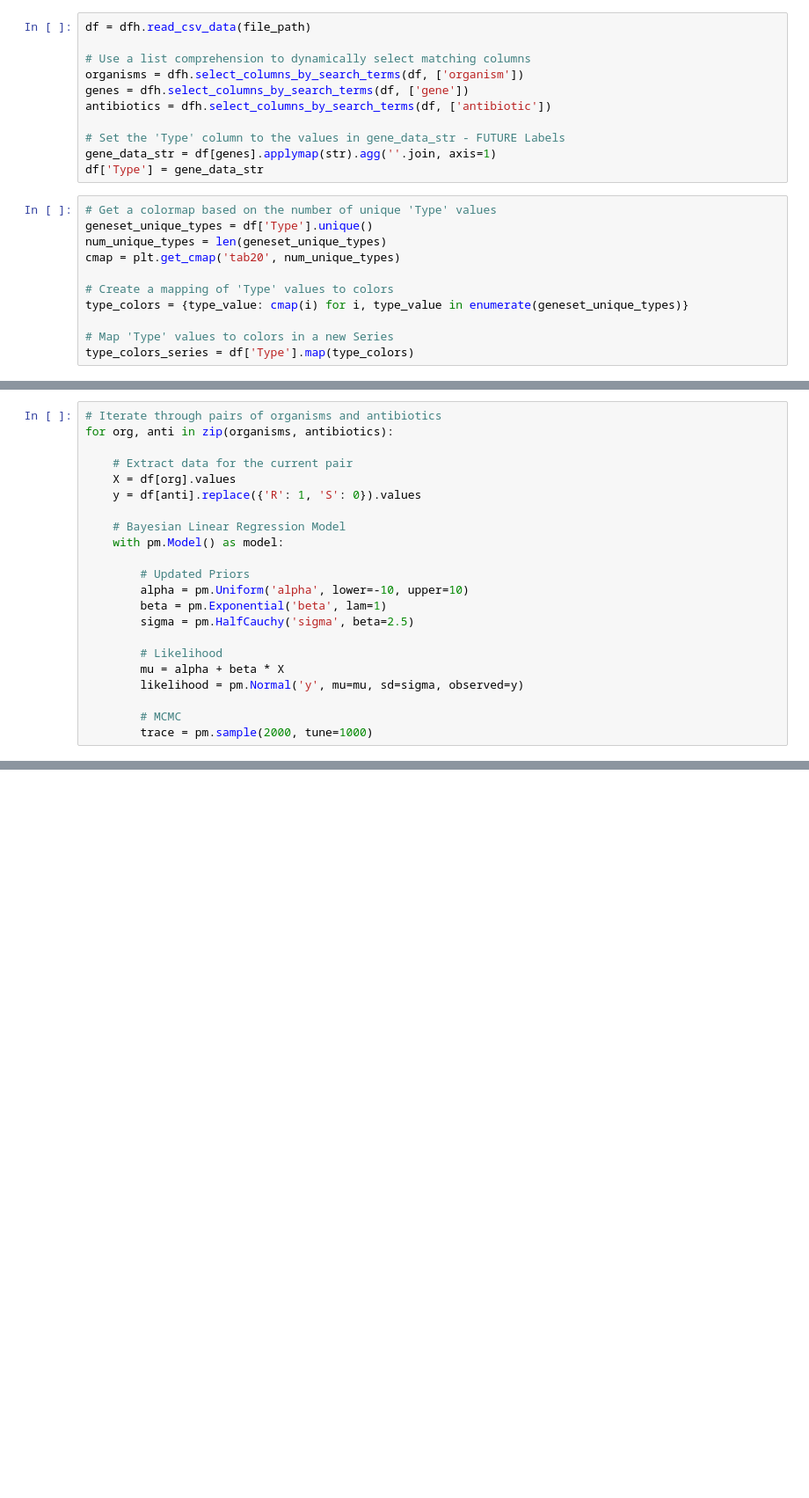
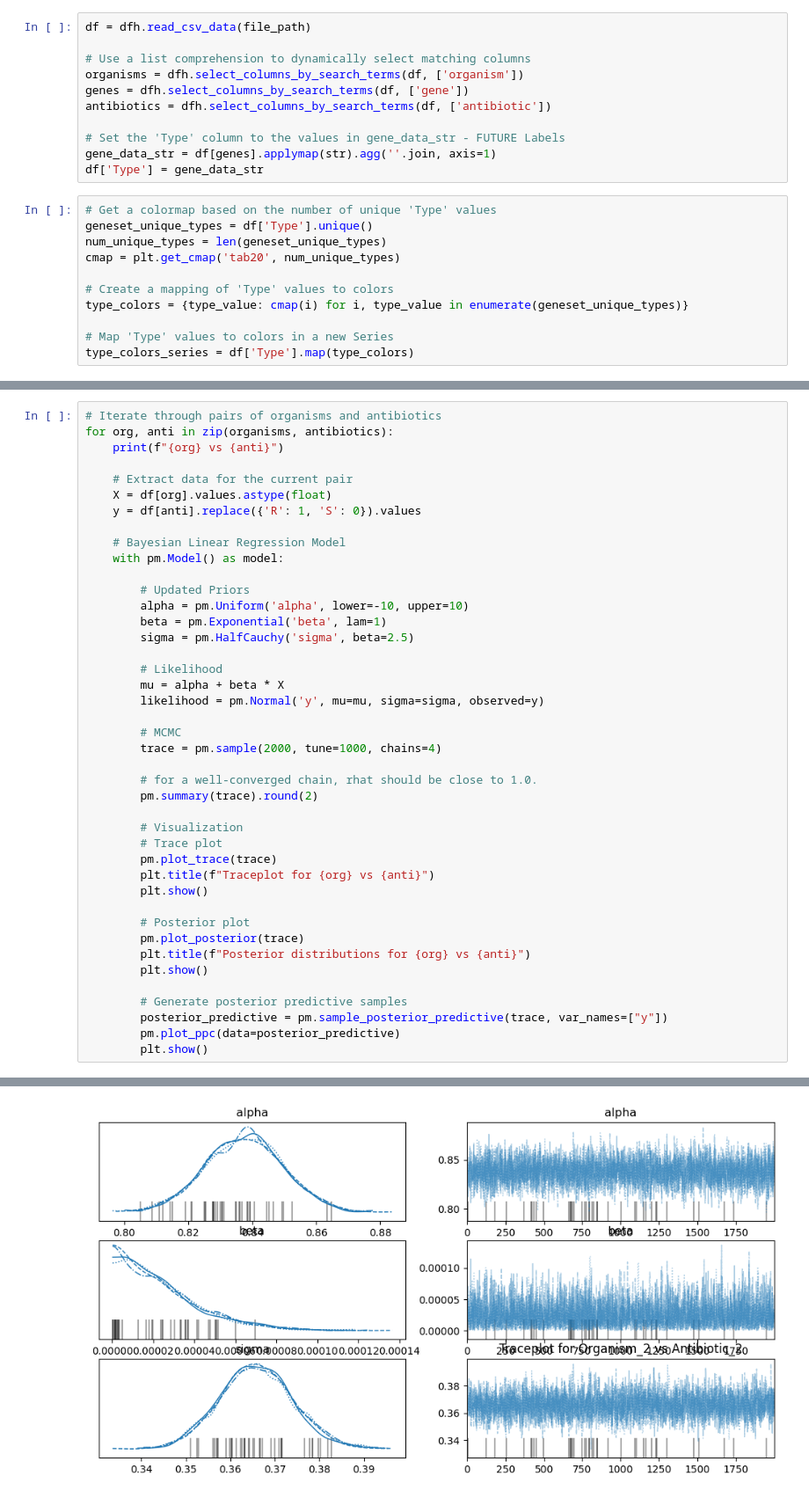
Before and after one commit to jsailsbery/GeneticAntibioticResistanceAnalysis, a Jupyter notebook: notebooks/mcmc_bayes.ipynb, the cells around one changed output, grey strips where cells are left out. Shown at 88% size. Cells and saved outputs as stored; diff of their text form; blank space fills up the shorter version.

```diff
--- a/notebooks/mcmc_bayes.ipynb
+++ b/notebooks/mcmc_bayes.ipynb
@@ -97,9 +99,10 @@ NUTS: [alpha, beta, sigma]
 # %%
 # Iterate through pairs of organisms and antibiotics
 for org, anti in zip(organisms, antibiotics):
+    print(f"{org} vs {anti}")
 
     # Extract data for the current pair
-    X = df[org].values
+    X = df[org].values.astype(float)
     y = df[anti].replace({'R': 1, 'S': 0}).values
 
     # Bayesian Linear Regression Model
@@ -112,7 +115,27 @@ for org, anti in zip(organisms, antibiotics):
 
         # Likelihood
         mu = alpha + beta * X
-        likelihood = pm.Normal('y', mu=mu, sd=sigma, observed=y)
+        likelihood = pm.Normal('y', mu=mu, sigma=sigma, observed=y)
 
         # MCMC
-        trace = pm.sample(2000, tune=1000)
+        trace = pm.sample(2000, tune=1000, chains=4)
+
+        # for a well-converged chain, rhat should be close to 1.0.
+        pm.summary(trace).round(2)
+
+        # Visualization
+        # Trace plot
+        pm.plot_trace(trace)
+        plt.title(f"Traceplot for {org} vs {anti}")
+        plt.show()
+
+        # Posterior plot
+        pm.plot_posterior(trace)
+        plt.title(f"Posterior distributions for {org} vs {anti}")
+        plt.show()
+
+        # Generate posterior predictive samples
+        posterior_predictive = pm.sample_posterior_predictive(trace, var_names=["y"])
+        pm.plot_ppc(data=posterior_predictive)
+        plt.show()
+# %% [output]
@@ -118,0 +150 @@ for org, anti in zip(organisms, antibiotics):
+[figure, added]
```
Also changed, not shown: parts of 15 cells of this notebook, 1 other file.
